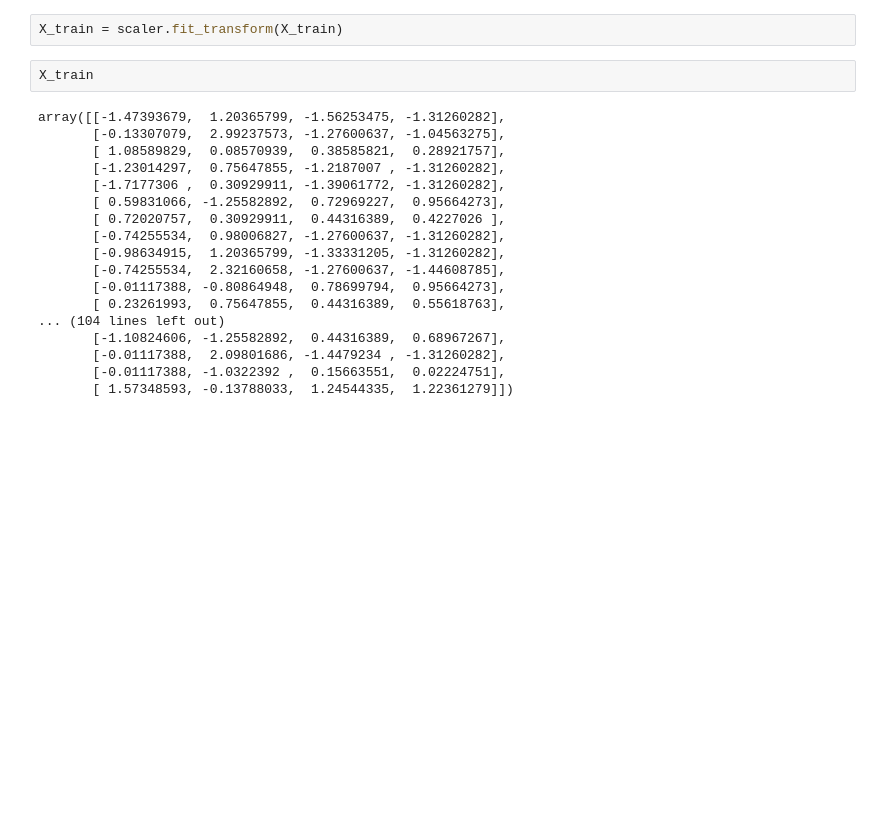
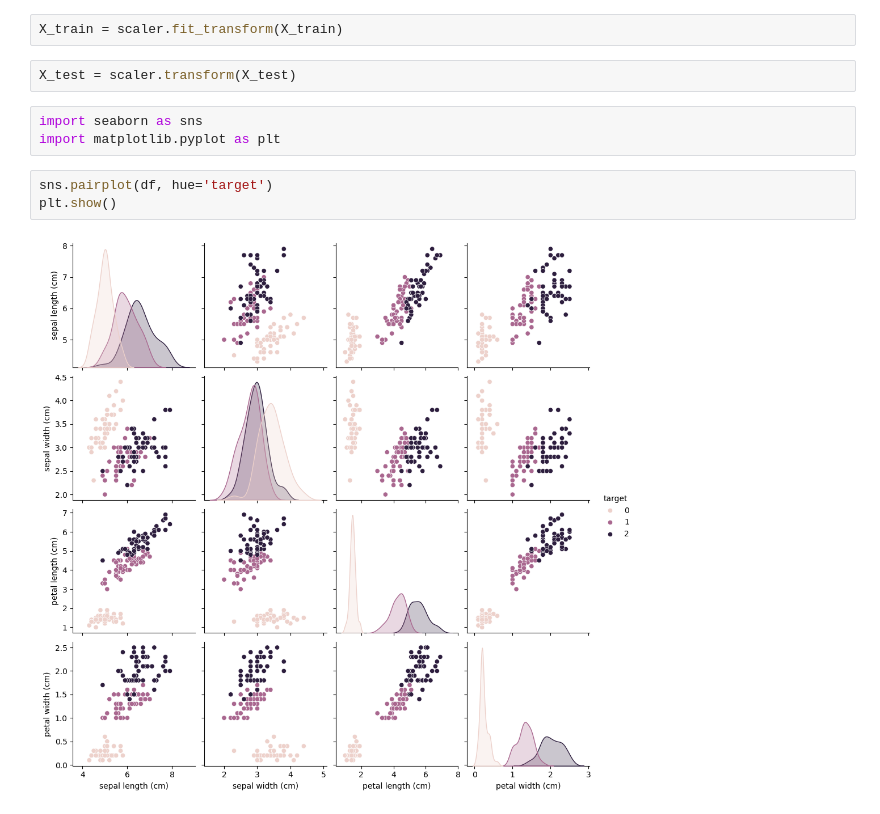
Before and after one commit to aswanthanoop/model_training, a Jupyter notebook: iris.ipynb, the cells around one changed output. Saved outputs shown, nothing was run; the diff lists cells and outputs as text; blank space fills up the shorter version.

```diff
--- a/iris.ipynb
+++ b/iris.ipynb
@@ -52,23 +52,13 @@ X_train,X_test,y_train,y_test = train_test_split(X,y, test_size = 0.2,random_sta
 scaler = StandardScaler()
 # %%
 X_train = scaler.fit_transform(X_train)
-# %%
-X_train
-# %% [output]
-array([[-1.47393679,  1.20365799, -1.56253475, -1.31260282],
-       [-0.13307079,  2.99237573, -1.27600637, -1.04563275],
-       [ 1.08589829,  0.08570939,  0.38585821,  0.28921757],
-       [-1.23014297,  0.75647855, -1.2187007 , -1.31260282],
-       [-1.7177306 ,  0.30929911, -1.39061772, -1.31260282],
-       [ 0.59831066, -1.25582892,  0.72969227,  0.95664273],
-       [ 0.72020757,  0.30929911,  0.44316389,  0.4227026 ],
-       [-0.74255534,  0.98006827, -1.27600637, -1.31260282],
-       [-0.98634915,  1.20365799, -1.33331205, -1.31260282],
-       [-0.74255534,  2.32160658, -1.27600637, -1.44608785],
-       [-0.01117388, -0.80864948,  0.78699794,  0.95664273],
-       [ 0.23261993,  0.75647855,  0.44316389,  0.55618763],
-... (104 lines left out)
-       [-1.10824606, -1.25582892,  0.44316389,  0.68967267],
-       [-0.01117388,  2.09801686, -1.4479234 , -1.31260282],
-       [-0.01117388, -1.0322392 ,  0.15663551,  0.02224751],
-       [ 1.57348593, -0.13788033,  1.24544335,  1.22361279]])
+# %%
+X_test = scaler.transform(X_test)
+# %%
+import seaborn as sns
+import matplotlib.pyplot as plt
+# %%
+sns.pairplot(df, hue='target')
+plt.show()
+# %% [output]
+[figure, added]
```
